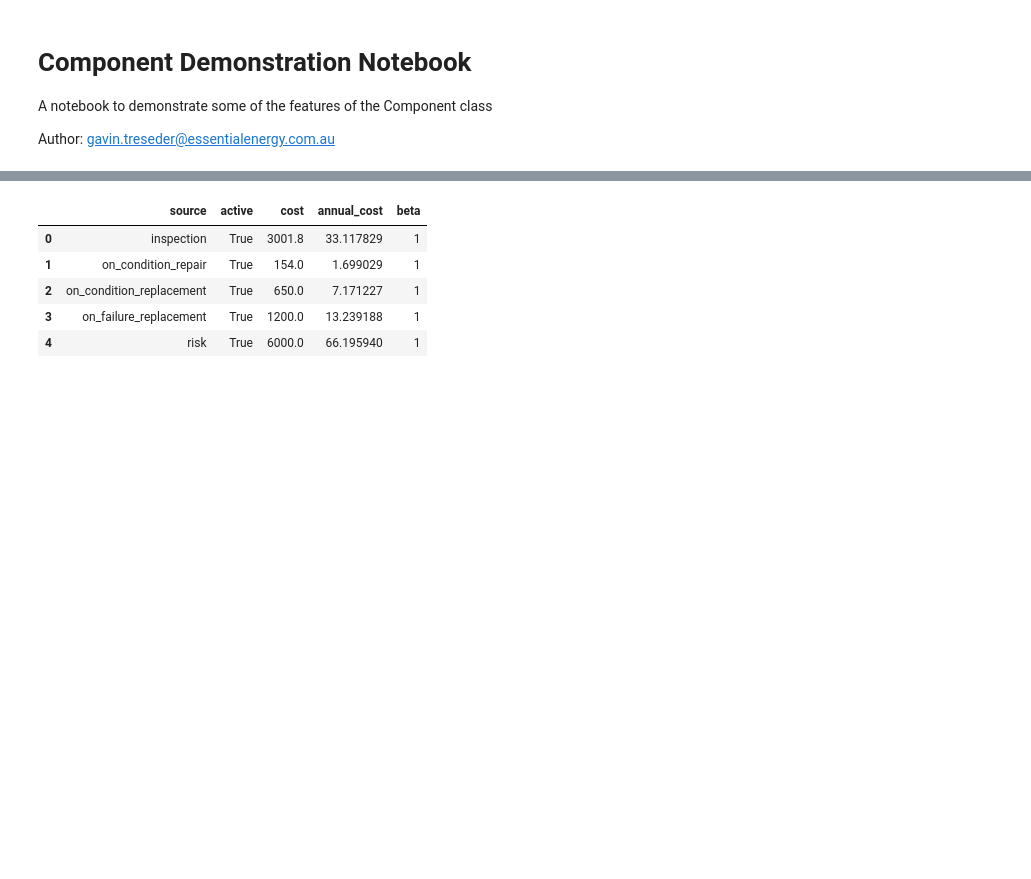
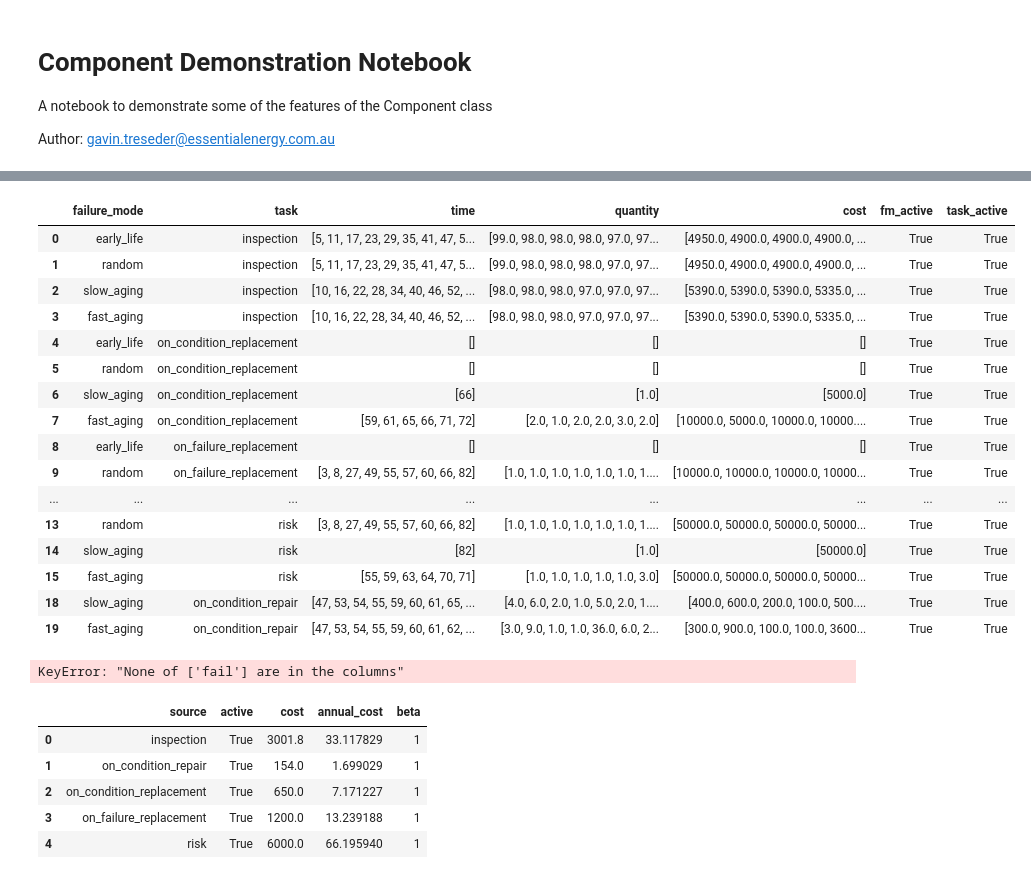
Before and after one commit to gavintreseder/pof, a Jupyter notebook: notebooks/component.ipynb, the cells around one changed output, grey strips where cells are left out. Saved outputs shown, nothing was run; the diff lists cells and outputs as text; code cells hidden in the pictures; blank space fills up the shorter version.

```diff
--- a/notebooks/component.ipynb
+++ b/notebooks/component.ipynb
@@ -47,3 +35,46 @@ df_erc
+# %%
+erc = comp.expected_risk_cost()
+# %%
+df = pd.DataFrame().from_dict(erc, orient="index")
+df.index.name = "failure_mode"
+df = df.reset_index().melt(id_vars="failure_mode", var_name="task")
+df = pd.concat(
+    [df.drop(columns=["value"]), df["value"].apply(pd.Series)], axis=1
+)[
+    [
+        "failure_mode",
+        "task",
+        "time",
+        "quantity",
+        "cost",
+        "fm_active",
+        "task_active",
+    ]
+].dropna()
+# %%
+df
+# %% [output]
+|  | failure_mode | task | time | quantity | cost | fm_active | task_active |
+| 0 | early_life | inspection | [5, 11, 17, 23, 29, 35, 41, 47, 5... | [99.0, 98.0, 98.0, 98.0, 97.0, 97... | [4950.0, 4900.0, 4900.0, 4900.0, ... | True | True |
+| 1 | random | inspection | [5, 11, 17, 23, 29, 35, 41, 47, 5... | [99.0, 98.0, 98.0, 98.0, 97.0, 97... | [4950.0, 4900.0, 4900.0, 4900.0, ... | True | True |
+| 2 | slow_aging | inspection | [10, 16, 22, 28, 34, 40, 46, 52, ... | [98.0, 98.0, 98.0, 97.0, 97.0, 97... | [5390.0, 5390.0, 5390.0, 5335.0, ... | True | True |
+| 3 | fast_aging | inspection | [10, 16, 22, 28, 34, 40, 46, 52, ... | [98.0, 98.0, 98.0, 97.0, 97.0, 97... | [5390.0, 5390.0, 5390.0, 5335.0, ... | True | True |
+| 4 | early_life | on_condition_replacement | [] | [] | [] | True | True |
+| 5 | random | on_condition_replacement | [] | [] | [] | True | True |
+| 6 | slow_aging | on_condition_replacement | [66] | [1.0] | [5000.0] | True | True |
+| 7 | fast_aging | on_condition_replacement | [59, 61, 65, 66, 71, 72] | [2.0, 1.0, 2.0, 2.0, 3.0, 2.0] | [10000.0, 5000.0, 10000.0, 10000.... | True | True |
+| 8 | early_life | on_failure_replacement | [] | [] | [] | True | True |
+| 9 | random | on_failure_replacement | [3, 8, 27, 49, 55, 57, 60, 66, 82] | [1.0, 1.0, 1.0, 1.0, 1.0, 1.0, 1.... | [10000.0, 10000.0, 10000.0, 10000... | True | True |
+| ... | ... | ... | ... | ... | ... | ... | ... |
+| 13 | random | risk | [3, 8, 27, 49, 55, 57, 60, 66, 82] | [1.0, 1.0, 1.0, 1.0, 1.0, 1.0, 1.... | [50000.0, 50000.0, 50000.0, 50000... | True | True |
+| 14 | slow_aging | risk | [82] | [1.0] | [50000.0] | True | True |
+| 15 | fast_aging | risk | [55, 59, 63, 64, 70, 71] | [1.0, 1.0, 1.0, 1.0, 1.0, 3.0] | [50000.0, 50000.0, 50000.0, 50000... | True | True |
+| 18 | slow_aging | on_condition_repair | [47, 53, 54, 55, 59, 60, 61, 65, ... | [4.0, 6.0, 2.0, 1.0, 5.0, 2.0, 1.... | [400.0, 600.0, 200.0, 100.0, 500.... | True | True |
+| 19 | fast_aging | on_condition_repair | [47, 53, 54, 55, 59, 60, 61, 62, ... | [3.0, 9.0, 1.0, 1.0, 36.0, 6.0, 2... | [300.0, 900.0, 100.0, 100.0, 3600... | True | True |
+# %%
+pd.DataFrame().from_dict(erc, orient="index").set_index(['fail'], inplace=True)
+# %% [output]
+KeyError: "None of ['fail'] are in the columns"
 # %%
 df = comp.expected_sensitivity(var_name = 'comp-fm-random-dists-untreated-beta', lower=1, upper=10)
 df.head()
```
Also changed, not shown: parts of 2 cells of this notebook, 6 other files.
